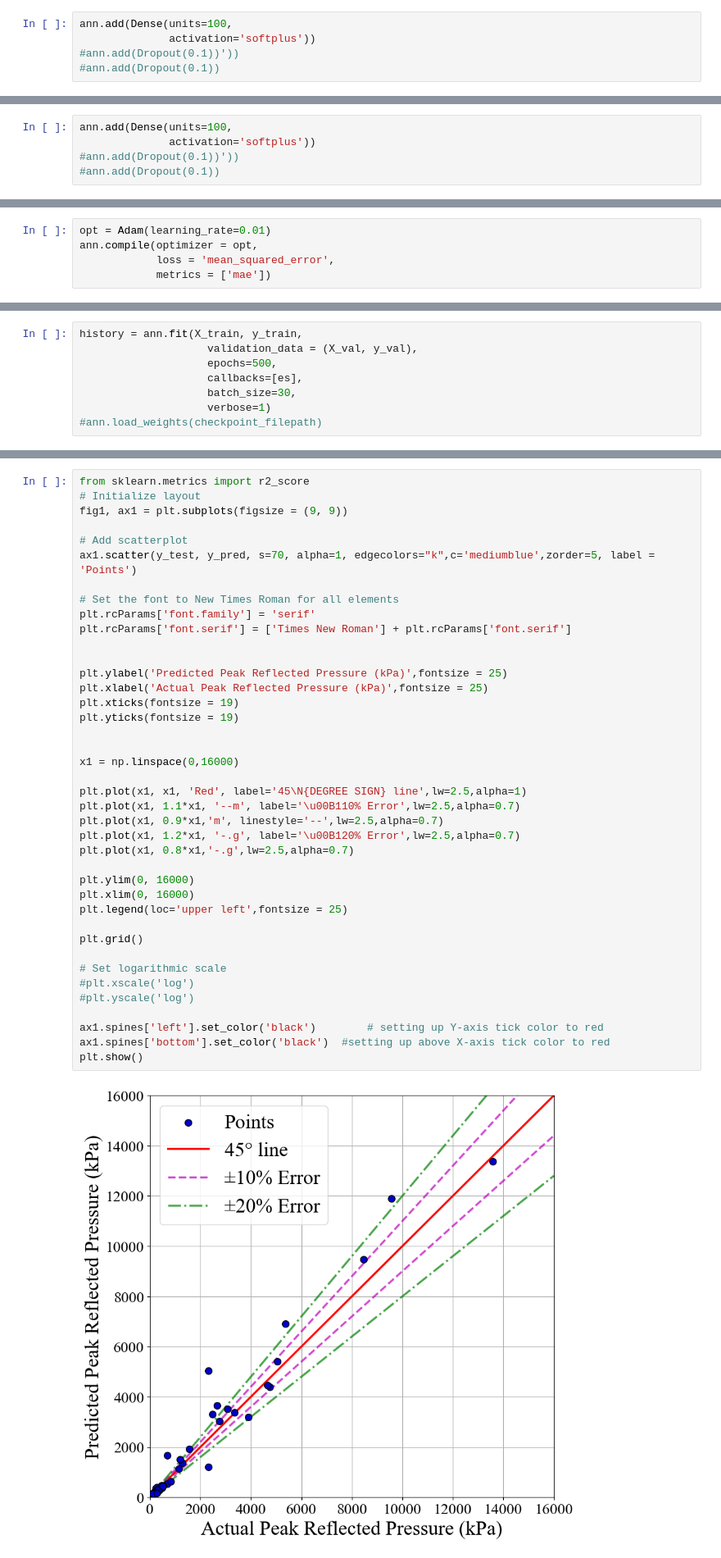
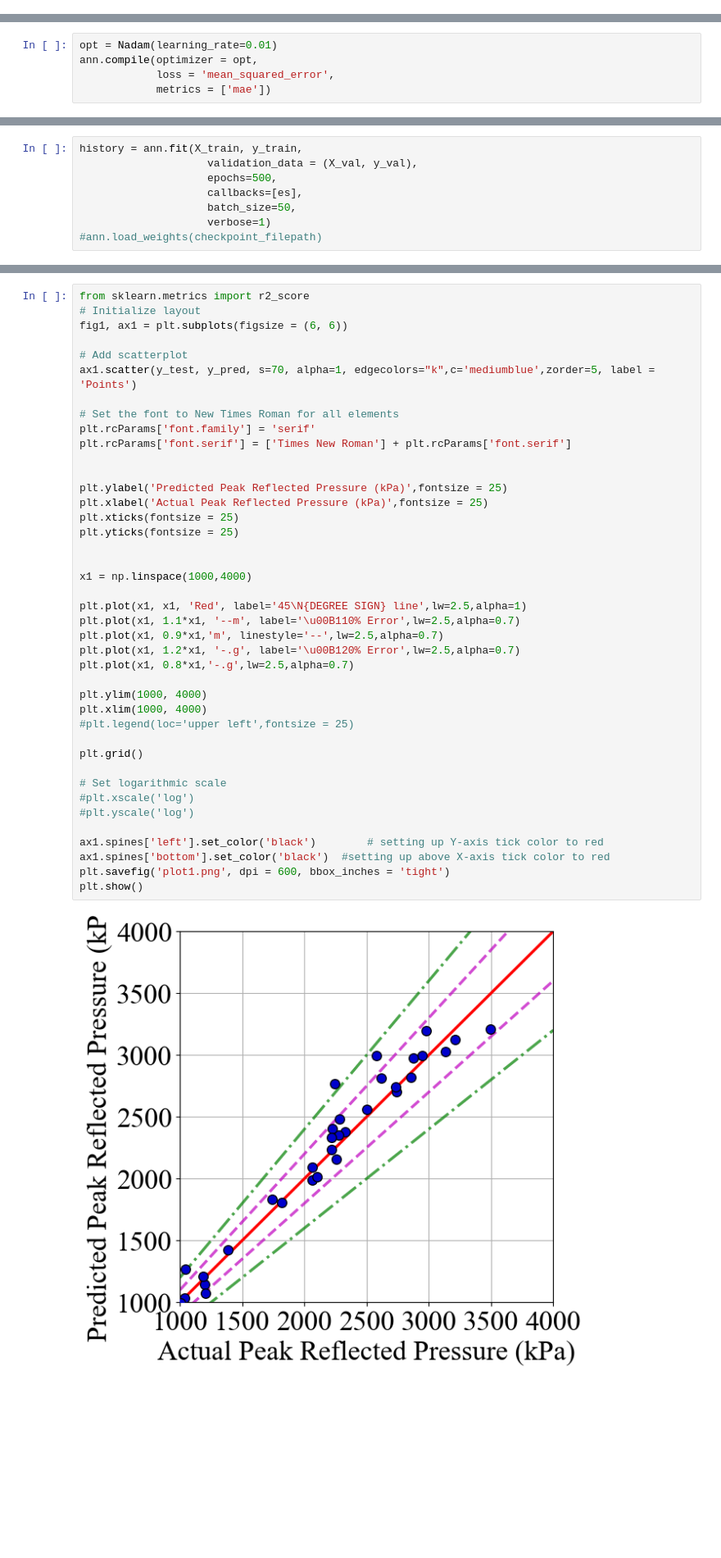
Before and after one commit to ChamodiWidanage/ANN_1D_2, a Jupyter notebook: Peak_Reflected_Pressure/Peak_Reflected_Pressure_ANN_model_2_nodrop_noscale.ipynb, the cells around one changed output, grey strips where cells are left out. Shown at 82% size. Drawn from its saved outputs; the diff is of its cells as text; blank space fills up the shorter version.

```diff
--- a/Peak_Reflected_Pressure/Peak_Reflected_Pressure_ANN_model_2_nodrop_noscale.ipynb
+++ b/Peak_Reflected_Pressure/Peak_Reflected_Pressure_ANN_model_2_nodrop_noscale.ipynb
@@ -106,5 +113,0 @@ ann.add(Dense(units=100,
-# %%
-ann.add(Dense(units=100,
-              activation='softplus'))
-#ann.add(Dropout(0.1))'))
-#ann.add(Dropout(0.1))
@@ -113,8 +114,3 @@ ann.add(Dense(units=100,
-# %%
-ann.add(Dense(units=100,
-              activation='softplus'))
-#ann.add(Dropout(0.1))'))
-#ann.add(Dropout(0.1))
 # %% [markdown]
 ### Adding the output layer
 # %%
@@ -147,7 +141,7 @@ _________________________________________________________________
 # %% [markdown]
 ### Compiling the ANN
 # %%
-opt = Adam(learning_rate=0.01)
+opt = Nadam(learning_rate=0.01)
 ann.compile(optimizer = opt,
             loss = 'mean_squared_error',
             metrics = ['mae'])
@@ -171,7 +165,7 @@ history = ann.fit(X_train, y_train,
                     validation_data = (X_val, y_val),
                     epochs=500,
                     callbacks=[es],
-                    batch_size=30,
+                    batch_size=50,
                     verbose=1)
 #ann.load_weights(checkpoint_filepath)
 # %% [output]
@@ -314,45 +309,46 @@ Text(0, 0.5, 'Predicted data')
 # %%
 from sklearn.metrics import r2_score
 # Initialize layout
-fig1, ax1 = plt.subplots(figsize = (9, 9))
+fig1, ax1 = plt.subplots(figsize = (6, 6))
 
 # Add scatterplot
 ax1.scatter(y_test, y_pred, s=70, alpha=1, edgecolors="k",c='mediumblue',zorder=5, label = 'Points')
 
 # Set the font to New Times Roman for all elements
 plt.rcParams['font.family'] = 'serif'
 plt.rcParams['font.serif'] = ['Times New Roman'] + plt.rcParams['font.serif']
 
 
 plt.ylabel('Predicted Peak Reflected Pressure (kPa)',fontsize = 25)
 plt.xlabel('Actual Peak Reflected Pressure (kPa)',fontsize = 25)
-plt.xticks(fontsize = 19)
-plt.yticks(fontsize = 19)
+plt.xticks(fontsize = 25)
+plt.yticks(fontsize = 25)
 
 
-x1 = np.linspace(0,16000)
+x1 = np.linspace(1000,4000)
 
 plt.plot(x1, x1, 'Red', label='45\N{DEGREE SIGN} line',lw=2.5,alpha=1)
 plt.plot(x1, 1.1*x1, '--m', label='\u00B110% Error',lw=2.5,alpha=0.7)
 plt.plot(x1, 0.9*x1,'m', linestyle='--',lw=2.5,alpha=0.7)
 plt.plot(x1, 1.2*x1, '-.g', label='\u00B120% Error',lw=2.5,alpha=0.7)
 plt.plot(x1, 0.8*x1,'-.g',lw=2.5,alpha=0.7)
 
-plt.ylim(0, 16000)
-plt.xlim(0, 16000)
-plt.legend(loc='upper left',fontsize = 25)
+plt.ylim(1000, 4000)
+plt.xlim(1000, 4000)
+#plt.legend(loc='upper left',fontsize = 25)
 
 plt.grid()
 
 # Set logarithmic scale
 #plt.xscale('log')
 #plt.yscale('log')
 
 ax1.spines['left'].set_color('black')        # setting up Y-axis tick color to red
 ax1.spines['bottom'].set_color('black')  #setting up above X-axis tick color to red
+plt.savefig('plot1.png', dpi = 600, bbox_inches = 'tight')
 plt.show()
 # %% [output]
-[figure, old version]
+[figure, new version]
 # %%
 from sklearn.metrics import r2_score
 # Initialize layout
```
Also changed, not shown: parts of 35 cells of this notebook, 28 other files.
